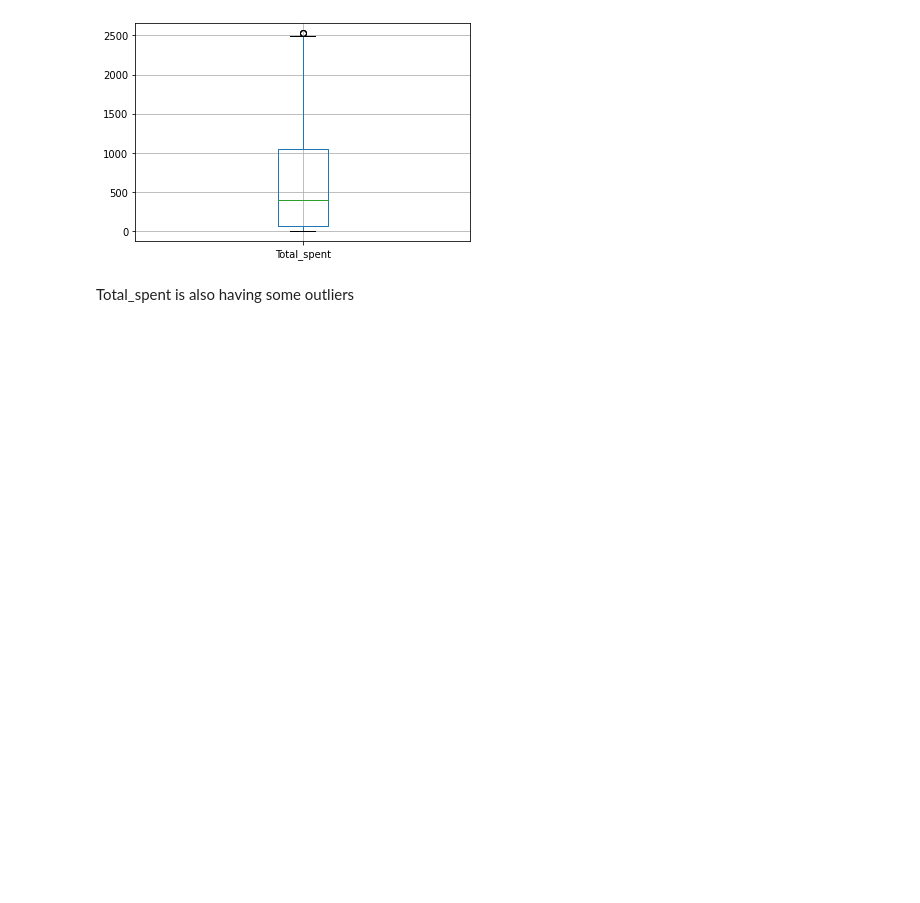
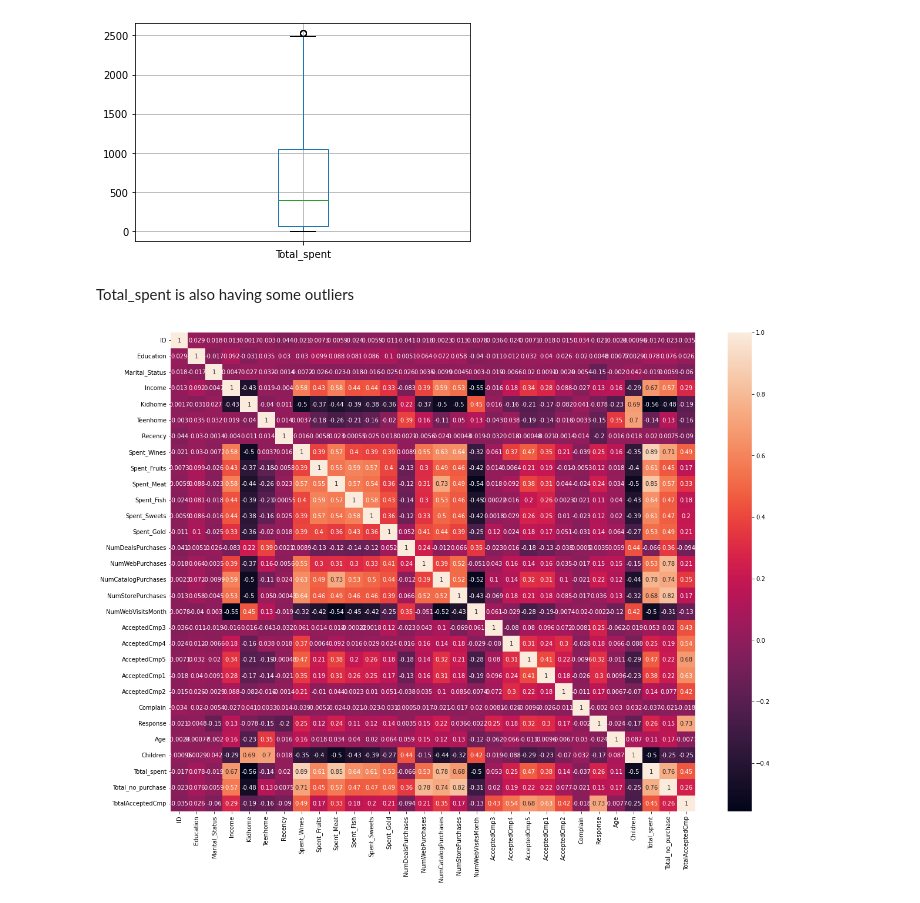
Before and after one commit to RiteshopShrivastava/Customer_Behavior_Analysis, a Jupyter notebook: Customer_behavoir_Analysis.ipynb, the cells around one changed output. Saved outputs shown, nothing was run; the diff lists cells and outputs as text; code cells hidden in the pictures; blank space fills up the shorter version.

```diff
--- a/Customer_behavoir_Analysis.ipynb
+++ b/Customer_behavoir_Analysis.ipynb
@@ -355,5 +348,5 @@ memory usage: 588.6+ KB
 
 Year_Birth, Z_CostContact, Z_Revenue
 # %%
-data = data.drop(columns=({'Year_Birth','Z_CostContact','Z_Revenue'}))
+data1 = data.drop(columns=({'Year_Birth','Z_CostContact','Z_Revenue'}))
 # %%
@@ -381,5 +374,5 @@ memory usage: 536.7+ KB
 # %%
 from sklearn.preprocessing import LabelEncoder
 label_encoder = LabelEncoder()
-data['Education']= label_encoder.fit_transform(data['Education'])
-data['Marital_Status']= label_encoder.fit_transform(data['Marital_Status'])
+data1['Education']= label_encoder.fit_transform(data1['Education'])
+data1['Marital_Status']= label_encoder.fit_transform(data1['Marital_Status'])
@@ -415,3 +414,9 @@ data.boxplot(column='Total_spent')
 [figure]
 # %% [markdown]
 Total_spent is also having some outliers
+# %%
+plt.figure(figsize=(20,15))
+sns.heatmap(data1.corr(),annot=True)
+plt.show()
+# %% [output]
+[figure, added]
```
Also changed, not shown: parts of 52 cells of this notebook.
